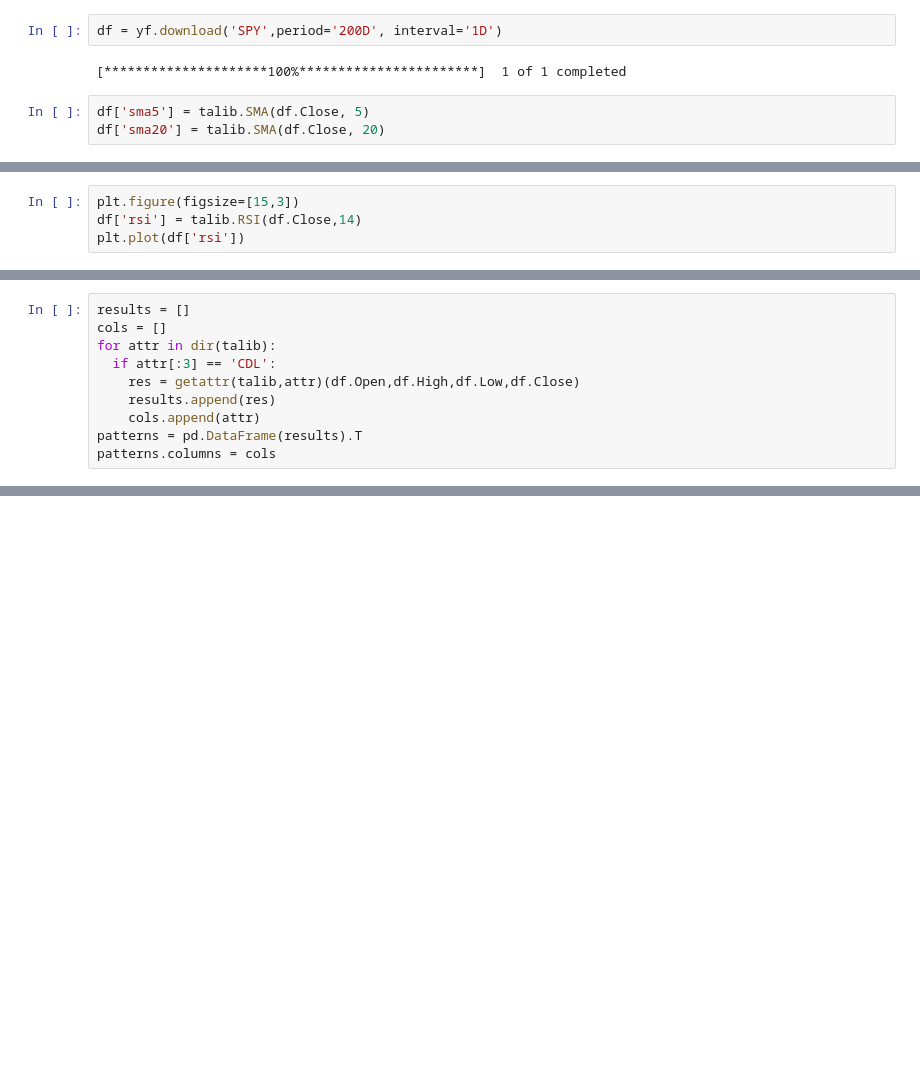
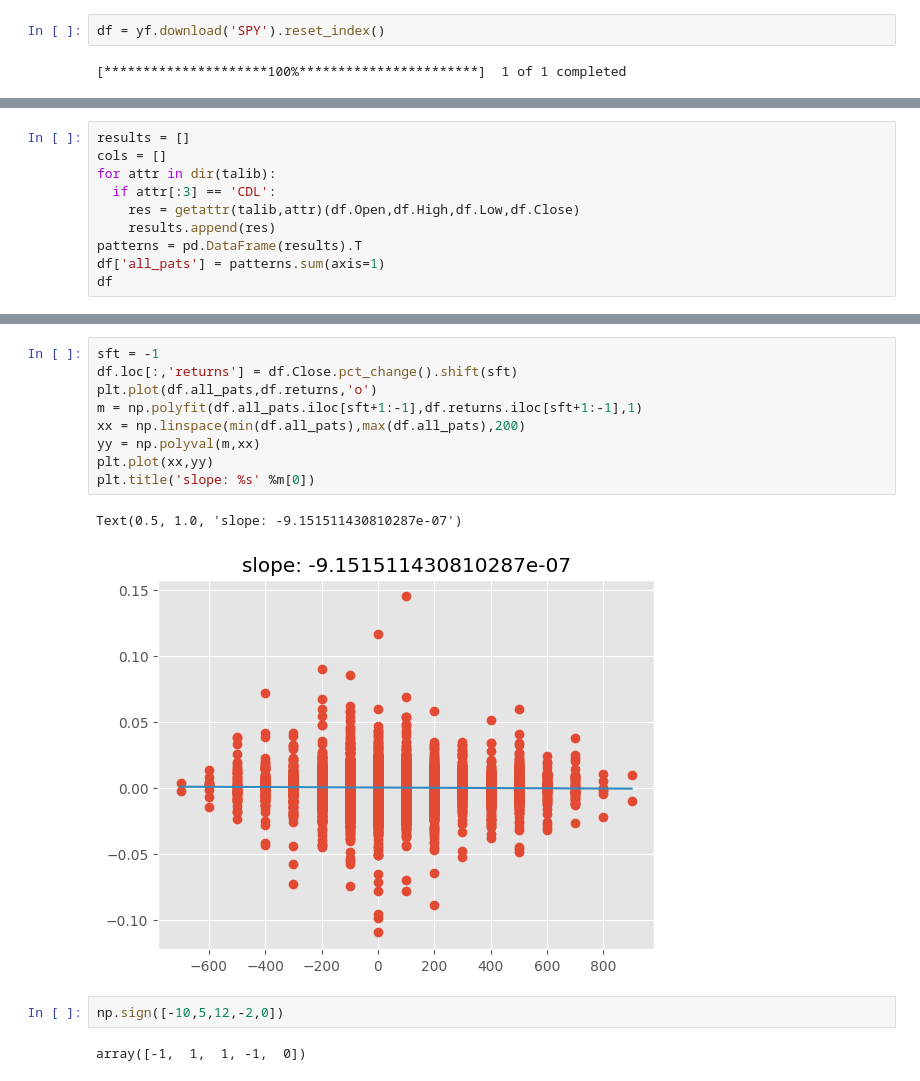
Before and after one commit to mohsenjfar/trade, a Jupyter notebook: talib.ipynb, the cells around one changed output, grey strips where cells are left out. Cells and saved outputs as stored; diff of their text form; blank space fills up the shorter version.

```diff
--- a/talib.ipynb
+++ b/talib.ipynb
@@ -37,9 +37,6 @@ from sklearn.linear_model import LinearRegression, LogisticRegression
 
 plt.style.use('ggplot')
 # %%
-df = yf.download('SPY',period='200D', interval='1D')
+df = yf.download('SPY').reset_index()
 # %% [output]
 [*********************100%***********************]  1 of 1 completed
-# %%
-df['sma5'] = talib.SMA(df.Close, 5)
-df['sma20'] = talib.SMA(df.Close, 20)
@@ -64,4 +42,0 @@ plt.plot(annual.close)
-# %%
-plt.figure(figsize=[15,3])
-df['rsi'] = talib.RSI(df.Close,14)
-plt.plot(df['rsi'])
@@ -102,6 +47,6 @@ for attr in dir(talib):
   if attr[:3] == 'CDL':
     res = getattr(talib,attr)(df.Open,df.High,df.Low,df.Close)
     results.append(res)
-    cols.append(attr)
 patterns = pd.DataFrame(results).T
-patterns.columns = cols
+df['all_pats'] = patterns.sum(axis=1)
+df
@@ -107,0 +67,16 @@ patterns.columns = cols
+# %%
+sft = -1
+df.loc[:,'returns'] = df.Close.pct_change().shift(sft)
+plt.plot(df.all_pats,df.returns,'o')
+m = np.polyfit(df.all_pats.iloc[sft+1:-1],df.returns.iloc[sft+1:-1],1)
+xx = np.linspace(min(df.all_pats),max(df.all_pats),200)
+yy = np.polyval(m,xx)
+plt.plot(xx,yy)
+plt.title('slope: %s' %m[0])
+# %% [output]
+Text(0.5, 1.0, 'slope: -9.151511430810287e-07')
+[figure, added]
+# %%
+np.sign([-10,5,12,-2,0])
+# %% [output]
+array([-1,  1,  1, -1,  0])
```
Also changed, not shown: parts of 12 cells of this notebook.
